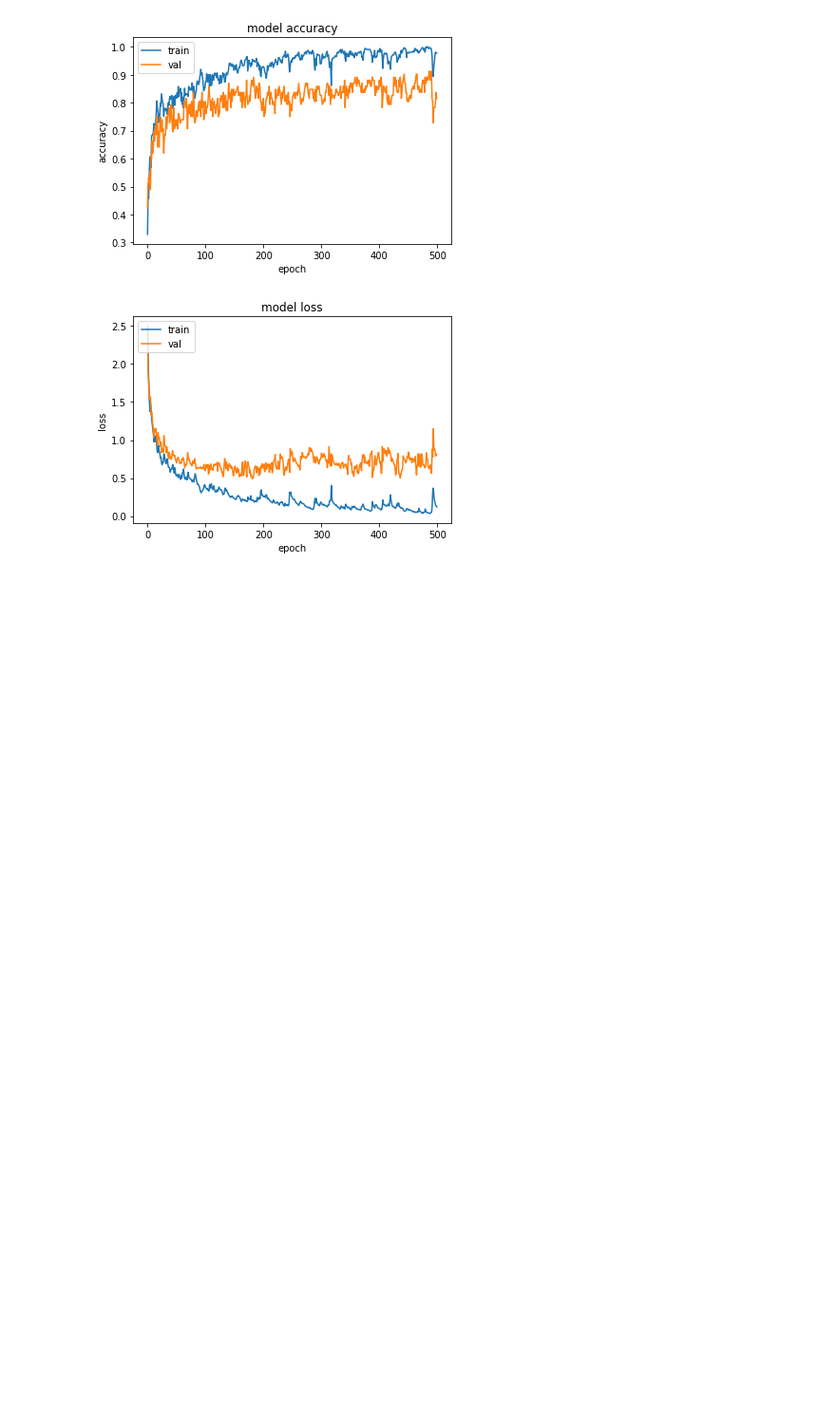
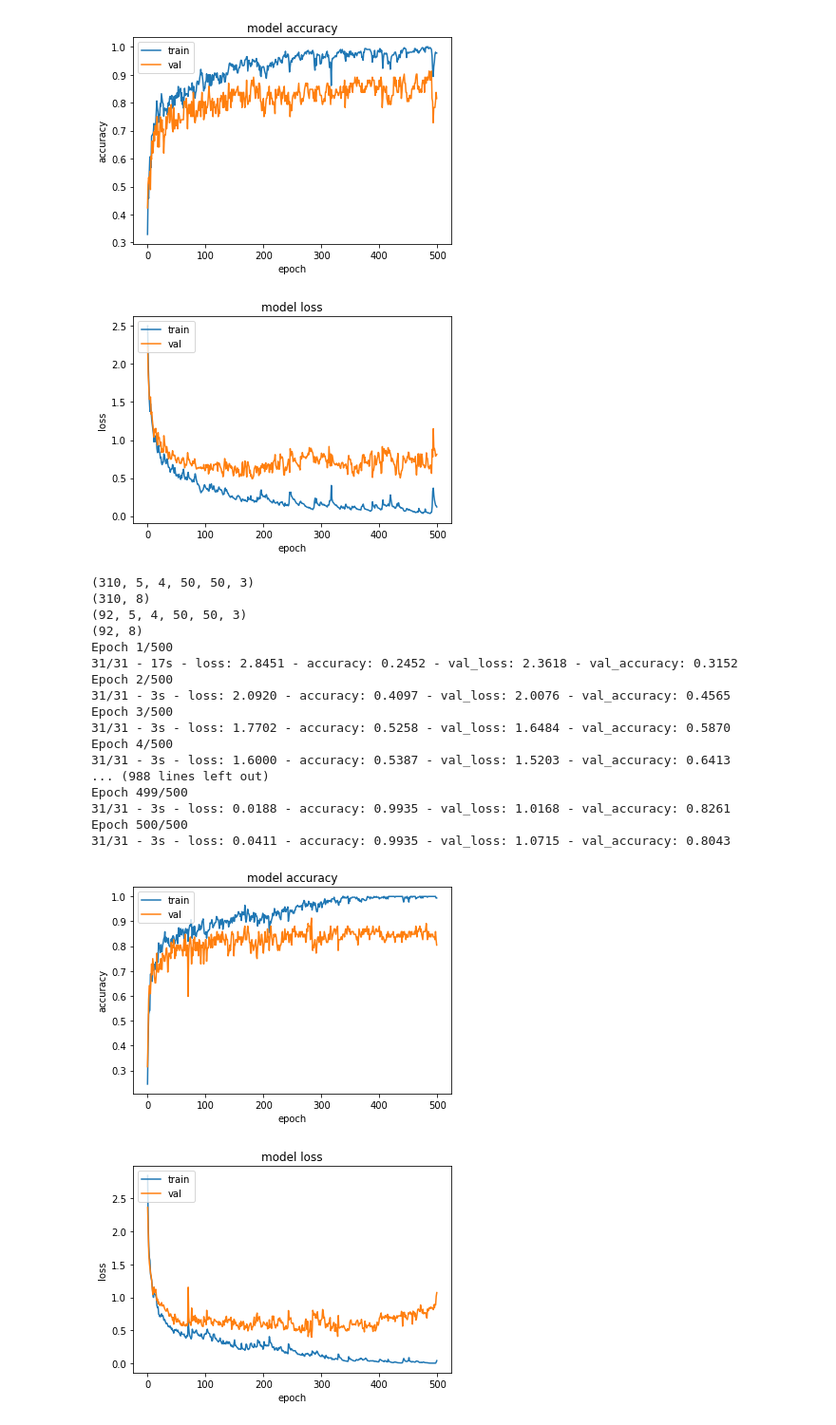
Before and after one commit to signLangProjectNIC/tf-cnn-lstm4, a Jupyter notebook: tf_cnn_lstm14.ipynb, the cells around one changed output. Shown at 95% size. Cells and saved outputs as stored; diff of their text form; code cells hidden in the pictures; blank space fills up the shorter version.

```diff
--- a/tf_cnn_lstm14.ipynb
+++ b/tf_cnn_lstm14.ipynb
@@ -420,3 +420,31 @@ Epoch 500/500
 31/31 - 3s - loss: 0.1196 - accuracy: 0.9774 - val_loss: 0.8119 - val_accuracy: 0.8152
 [figure]
 [figure]
+# %%
+layers=list()
+layers.append(tfKL.TimeDistributed(tfKL.Conv3D(filters=64,kernel_size=(3,3,3),activation='relu',trainable=True,kernel_regularizer=regularizers.l2(l2=0.1)),input_shape=(None,nLookback,height,width,channels)))
+layers.append(tfKL.TimeDistributed(tfKL.Flatten()))
+layers.append(tfKL.LSTM(units=100,activation='tanh',trainable=True))
+layers.append(tfKL.Dense(units=8,activation='softmax',trainable=True))
+with tpu_strategy.scope():
+  model=evaluateModel(trainX=trainSetX,trainY=trainSetY,valX=testSetX,valY=testSetY,layers=layers,epochs=500,verbose=2)
+# %% [output]
+(310, 5, 4, 50, 50, 3)
+(310, 8)
+(92, 5, 4, 50, 50, 3)
+(92, 8)
+Epoch 1/500
+31/31 - 17s - loss: 2.8451 - accuracy: 0.2452 - val_loss: 2.3618 - val_accuracy: 0.3152
+Epoch 2/500
+31/31 - 3s - loss: 2.0920 - accuracy: 0.4097 - val_loss: 2.0076 - val_accuracy: 0.4565
+Epoch 3/500
+31/31 - 3s - loss: 1.7702 - accuracy: 0.5258 - val_loss: 1.6484 - val_accuracy: 0.5870
+Epoch 4/500
+31/31 - 3s - loss: 1.6000 - accuracy: 0.5387 - val_loss: 1.5203 - val_accuracy: 0.6413
+... (988 lines left out)
+Epoch 499/500
+31/31 - 3s - loss: 0.0188 - accuracy: 0.9935 - val_loss: 1.0168 - val_accuracy: 0.8261
+Epoch 500/500
+31/31 - 3s - loss: 0.0411 - accuracy: 0.9935 - val_loss: 1.0715 - val_accuracy: 0.8043
+[figure, added]
+[figure, added]
```
Also changed, not shown: parts of 1 cell of this notebook.
